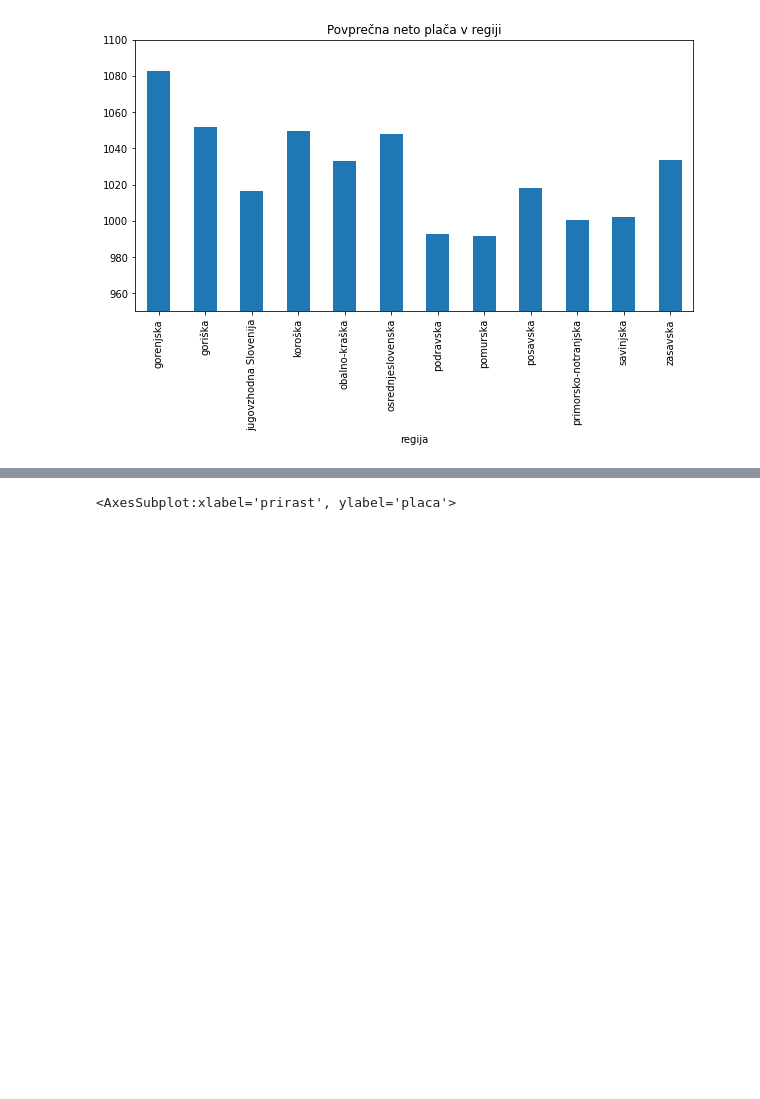
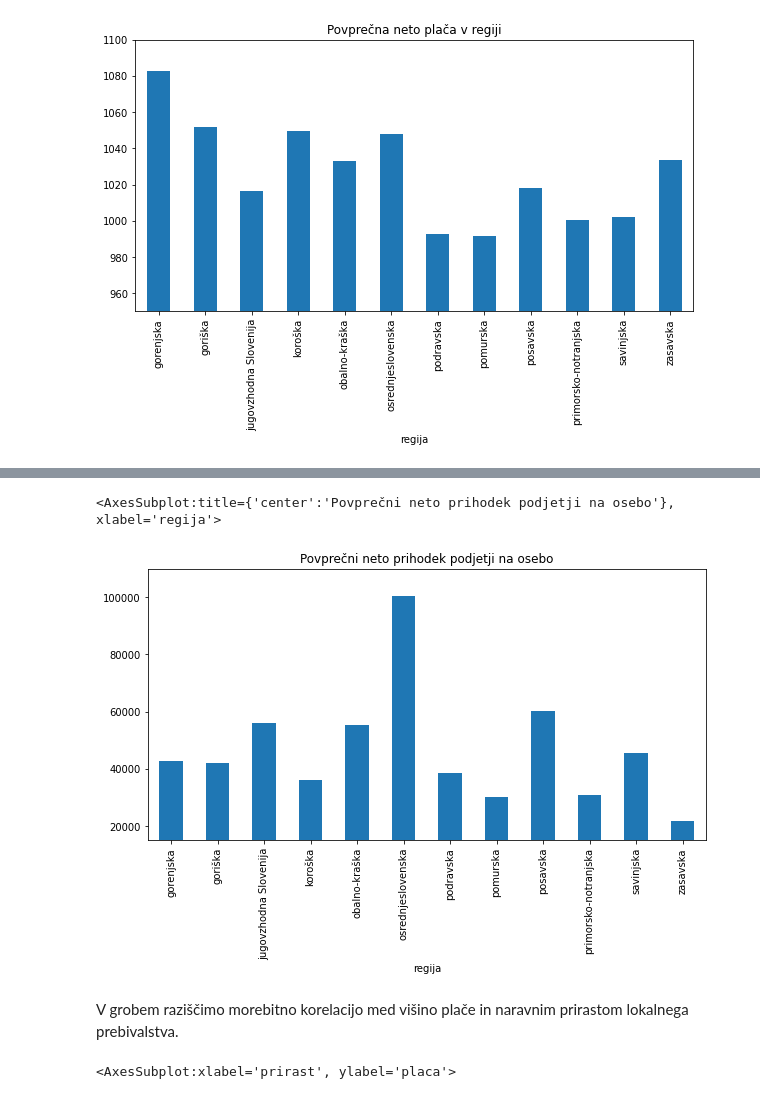
Before and after one commit to matejgorjup/PROG1-analiza-podatkov, a Jupyter notebook: obcine.ipynb, the cells around one changed output, grey strips where cells are left out. Saved outputs shown, nothing was run; the diff lists cells and outputs as text; code cells hidden in the pictures; blank space fills up the shorter version.

```diff
--- a/obcine.ipynb
+++ b/obcine.ipynb
@@ -56,6 +75,6 @@ obcine[['ime_obcine', 'regija', 'UE', 'povrsina', 'prebivalci']]
 # %%
-regije = obcine.groupby('regija').sum()[['prebivalci']].sort_values('prebivalci', ascending=False)
-regije.plot.bar(figsize=(10, 5))
+regije = obcine.groupby('regija').sum()[['prebivalci']]
+regije.sort_values('prebivalci', ascending=False).plot.bar(figsize=(10, 5))
 # %% [output]
 <AxesSubplot:xlabel='regija'>
 [figure]
@@ -199,0 +211,4 @@ Poglejmo si tudi stanje s prihodki podjetji v regijah. Pri tem je morda smiselno
+# %%
+obcine['podjetje_na_zaposlenega'] = round(obcine.podjetja / ((obcine.delovna_aktivnost / 100) * obcine.prebivalci), 2)
+podjetni = obcine[['ime_obcine', 'regija', 'prebivalci', 'delovna_aktivnost', 'placa', 'podjetje_na_zaposlenega']].sort_values('podjetje_na_zaposlenega', ascending=False)
+podjetni
@@ -200,3 +230,12 @@ Poglejmo si tudi stanje s prihodki podjetji v regijah. Pri tem je morda smiselno
+# %%
+sum_podjetja = obcine.groupby('regija').sum()[['podjetja']].sort_values('regija')
+each_podjetja = (sum_podjetja.podjetja / regije.prebivalci).round(decimals=2)
+each_podjetja.plot.bar(ylim=(15000, 110000),figsize=(10,5), title='Povprečni neto prihodek podjetji na osebo')
+# %% [output]
+<AxesSubplot:title={'center':'Povprečni neto prihodek podjetji na osebo'}, xlabel='regija'>
+[figure, added]
+# %% [markdown]
+V grobem raziščimo morebitno korelacijo med višino plače in naravnim prirastom lokalnega prebivalstva.
 # %%
 obcine[['prirast', 'placa']].plot.scatter('prirast', 'placa', figsize=(10,7), color='red')
 # %% [output]
```
Also changed, not shown: parts of 21 cells of this notebook.
